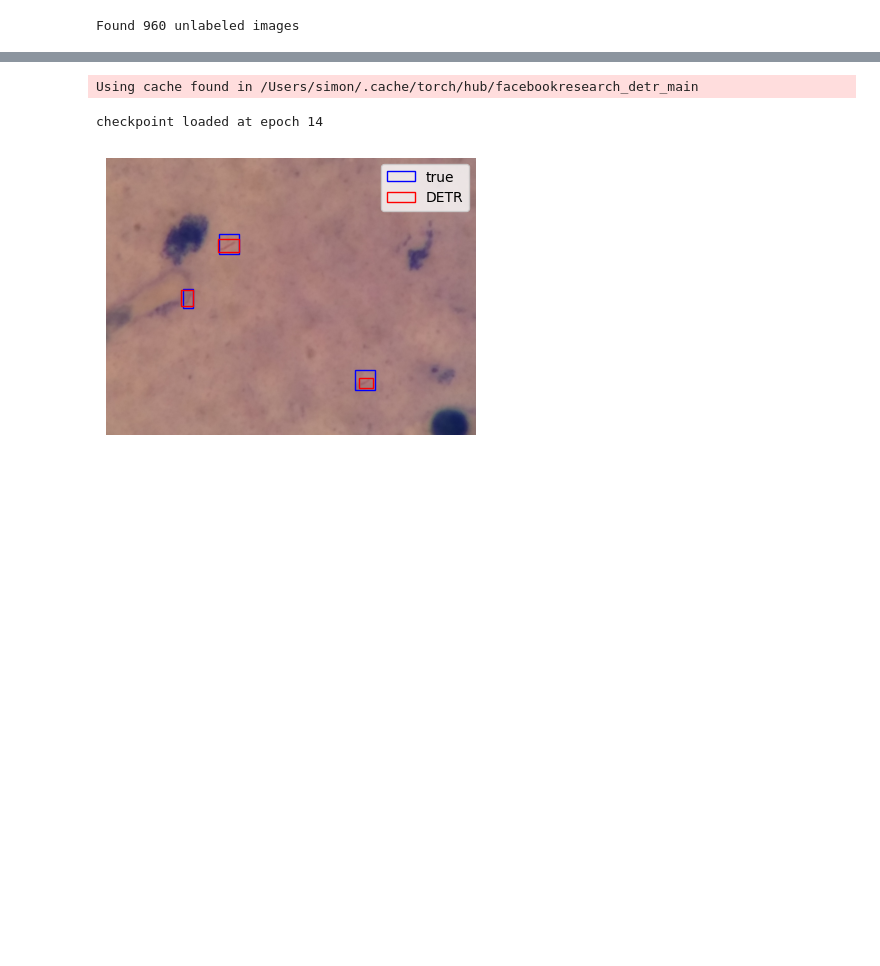
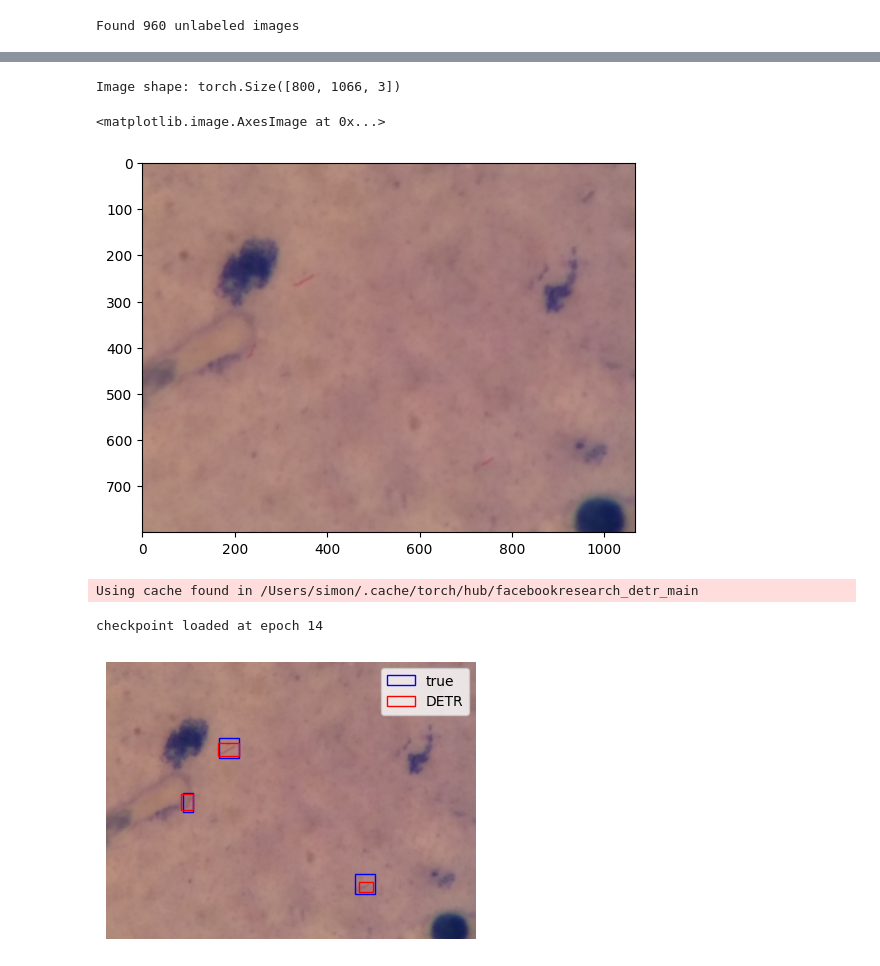
Before and after one commit to simonsanvil/continual-adaptation-tuberculosis, a Jupyter notebook: bacili_detection/active_learning/loss_prediction.ipynb, the cells around one changed output, grey strips where cells are left out. Drawn from its saved outputs; the diff is of its cells as text; code cells hidden in the pictures; blank space fills up the shorter version.

```diff
--- a/bacili_detection/active_learning/loss_prediction.ipynb
+++ b/bacili_detection/active_learning/loss_prediction.ipynb
@@ -80,3 +95,31 @@ Found 960 unlabeled images
+# %%
+class UnNormalize(object):
+    def __init__(self, mean, std):
+        self.mean = mean
+        self.std = std
+
+    def __call__(self, tensor):
+        """
+        Args:
+            tensor (Tensor): Tensor image of size (C, H, W) to be normalized.
+        Returns:
+            Tensor: Normalized image.
+        """
+        for t, m, s in zip(tensor, self.mean, self.std):
+            t.mul_(s).add_(m)
+            # The normalize code -> t.sub_(m).div_(s)
+        return tensor
+
+unnorm = UnNormalize([0.485, 0.456, 0.406], [0.229, 0.224, 0.225])
+tr_img = transforms(img.pil())
+tr_img = unnorm(tr_img).permute(1, 2, 0)
+
+print(f"Image shape: {tr_img.size()}")
+plt.imshow(tr_img)
+# %% [output]
+Image shape: torch.Size([800, 1066, 3])
+<matplotlib.image.AxesImage at 0x...>
+[figure, added]
 # %%
 # 2. load model
 # load the model from checkpoint
```
Also changed, not shown: parts of 27 cells of this notebook, 6 other files.
